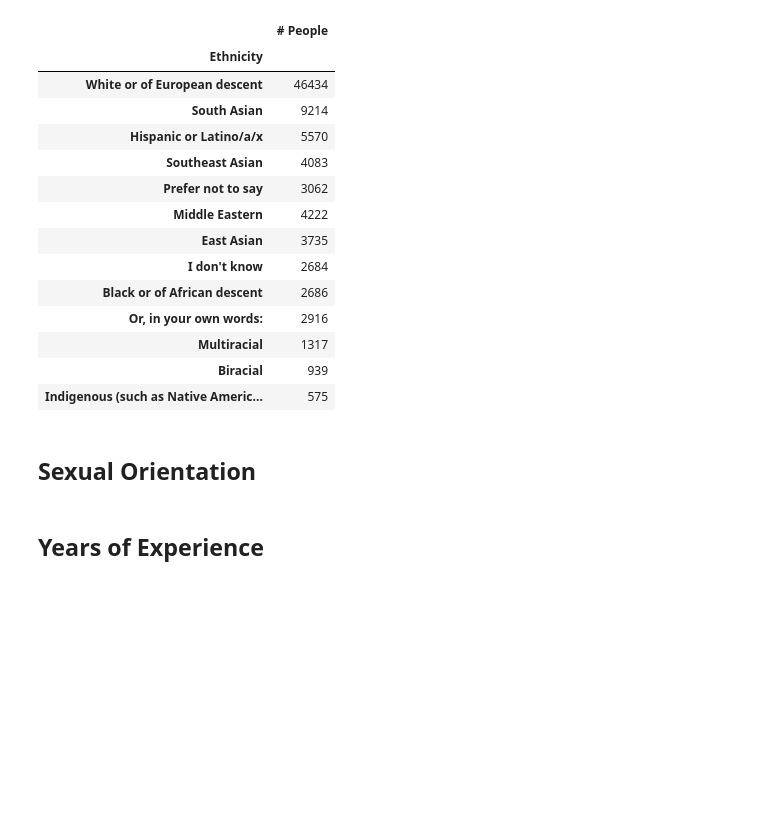
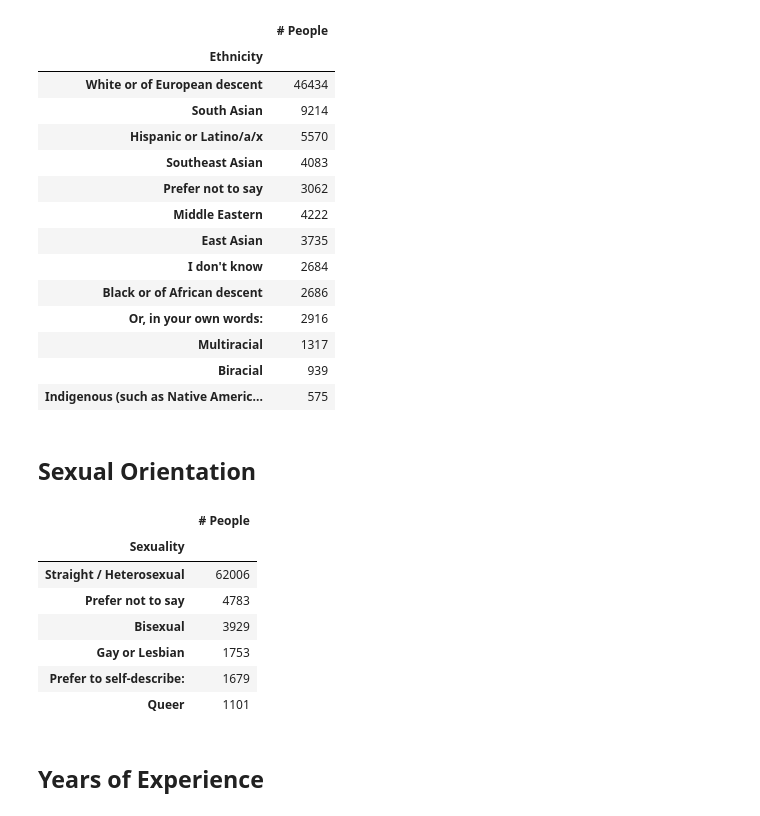
Before and after one commit to ac2596/stack-overflow-activity-analysis, a Jupyter notebook: Exploratory Analysis (simplified data) - Julie.ipynb, the cells around one changed output. Drawn from its saved outputs; the diff is of its cells as text; code cells hidden in the pictures; blank space fills up the shorter version.

```diff
--- a/Exploratory Analysis (simplified data) - Julie.ipynb
+++ b/Exploratory Analysis (simplified data) - Julie.ipynb
@@ -168,5 +176,30 @@ ethnicity_simp_df.set_index("Ethnicity")
 | Indigenous (such as Native Americ... | 575 |
 # %% [markdown]
 ## Sexual Orientation
+# %%
+# Sexual Orientation - sorted the way it appears in the survey
+'''
+Straight / Heterosexul
+Prefer not to say
+Bisexual
+Gay or Lesbian
+Prefer to self-describe
+'''
+# Removed "Or, in your own words" -> value is not specified in dataset
+
+# sexuality_df = pandas.DataFrame(survey['Sexuality'].value_counts())
+sexuality_data = survey['Sexuality'].copy()
+sexuality_simp = simplify_data(sexuality_data)
+sexuality_simp_df = pandas.DataFrame(list(sexuality_simp.items()),columns=["Sexuality","# People"])
+sexuality_simp_df.set_index("Sexuality")
+# %% [output]
+|  | # People |
+| Sexuality |  |
+| Straight / Heterosexual | 62006 |
+| Prefer not to say | 4783 |
+| Bisexual | 3929 |
+| Gay or Lesbian | 1753 |
+| Prefer to self-describe: | 1679 |
+| Queer | 1101 |
 # %% [markdown]
 ## Years of Experience
```
Also changed, not shown: parts of 37 cells of this notebook, 13 other files.
